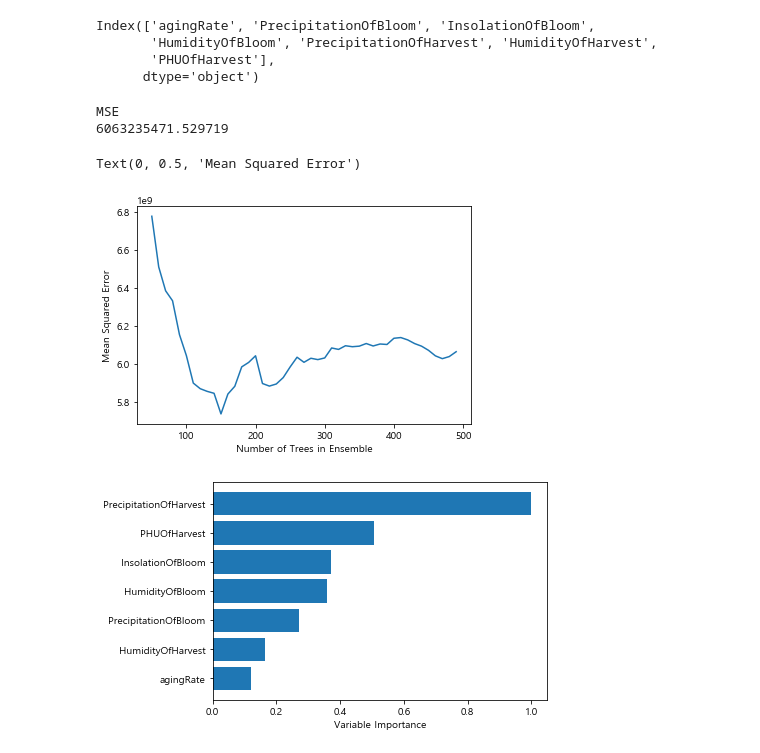
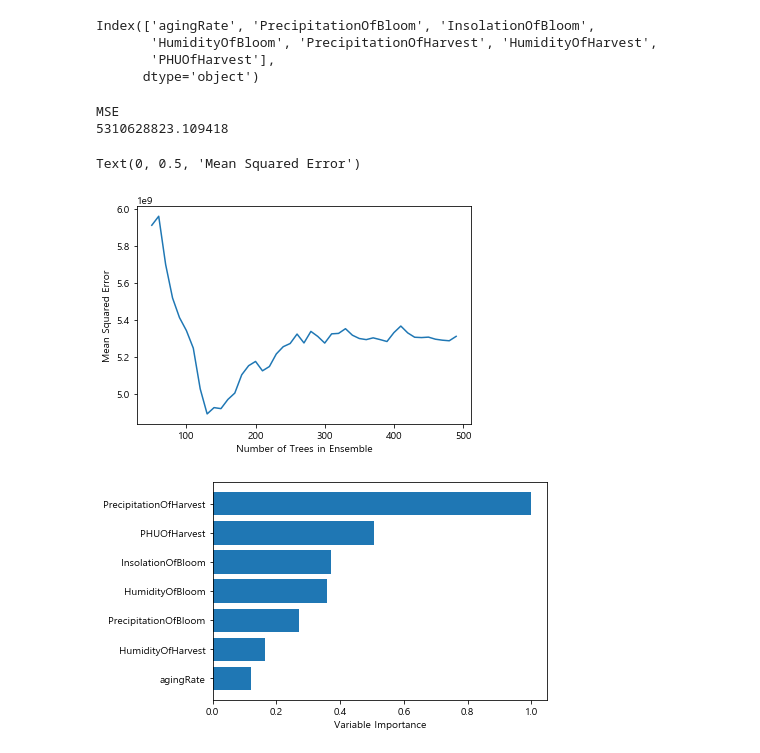
Before and after one commit to Joonyeong97/Jeju_Analysis_Project, a Jupyter notebook: 생산량 변수추출.ipynb, the cells around one changed output. Drawn from its saved outputs; the diff is of its cells as text; code cells hidden in the pictures.

```diff
--- a/생산량 변수추출.ipynb
+++ b/생산량 변수추출.ipynb
@@ -669,36 +675,36 @@ X_train, X_test, y_train, y_test = train_test_split(minmax_X , y, random_state=0
 #randomF= RandomForestRegressor(n_estimators=100,max_depth =3,min_samples_leaf=1).fit(X_train,y_train)
 #print('정확도:%.2f'%(randomF.score(scaled_data,y)*100),"%")
 
 
 mseOos = []
 nTreeList = range(50, 500, 10)
 for iTrees in nTreeList:
     depth = None
-    maxFeat = 5 #조정해볼 것
+    maxFeat = 3 #조정해볼 것
     randomF = ensemble.RandomForestRegressor(n_estimators=iTrees,
                     max_depth=depth, max_features=maxFeat,
                     oob_score=False, random_state=531)
     randomF.fit(X_train, y_train)
 
     #데이터 세트에 대한 MSE 누적
     prediction =randomF.predict(X_test)
     mseOos.append(mean_squared_error(y_test, prediction))
 
 
 print("MSE")
 print(mseOos[-1])
 
 # 트레이닝 테스트 오차에 대한 앙상블의 트리개수 도표그리기
 
 
 plot.plot(nTreeList, mseOos)
 plot.xlabel('Number of Trees in Ensemble')
 plot.ylabel('Mean Squared Error')
 # %% [output]
 MSE
-6063235471.529719
+5310628823.109418
 Text(0, 0.5, 'Mean Squared Error')
-[figure, old version]
+[figure, new version]
 # %%
 # 우리 독립변수들간의 중요도 도표그리기
 featureImportance = randomF.feature_importances_
```
Also changed, not shown: parts of 5 cells of this notebook, 1 other file.
